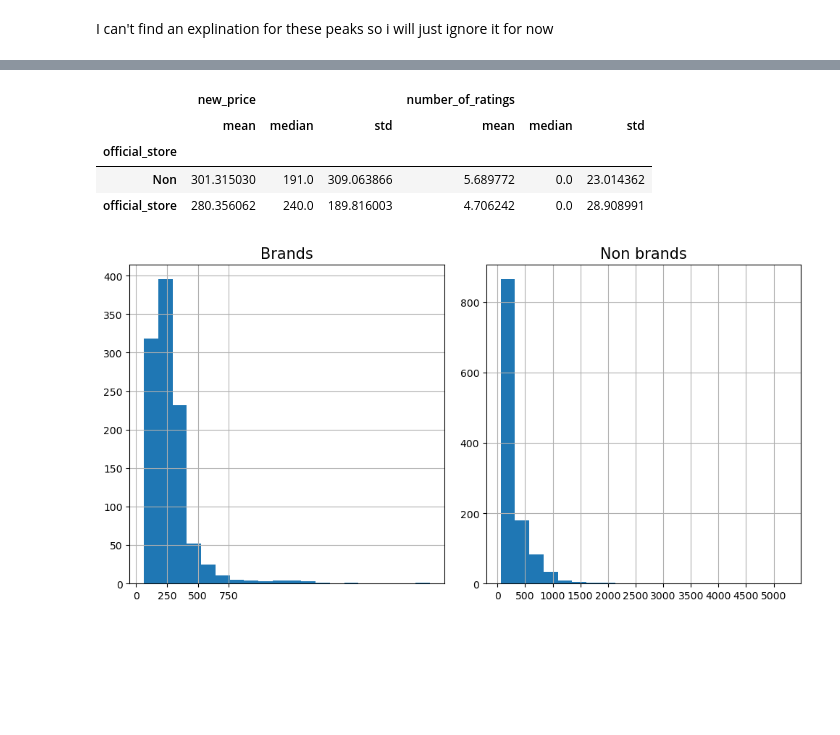
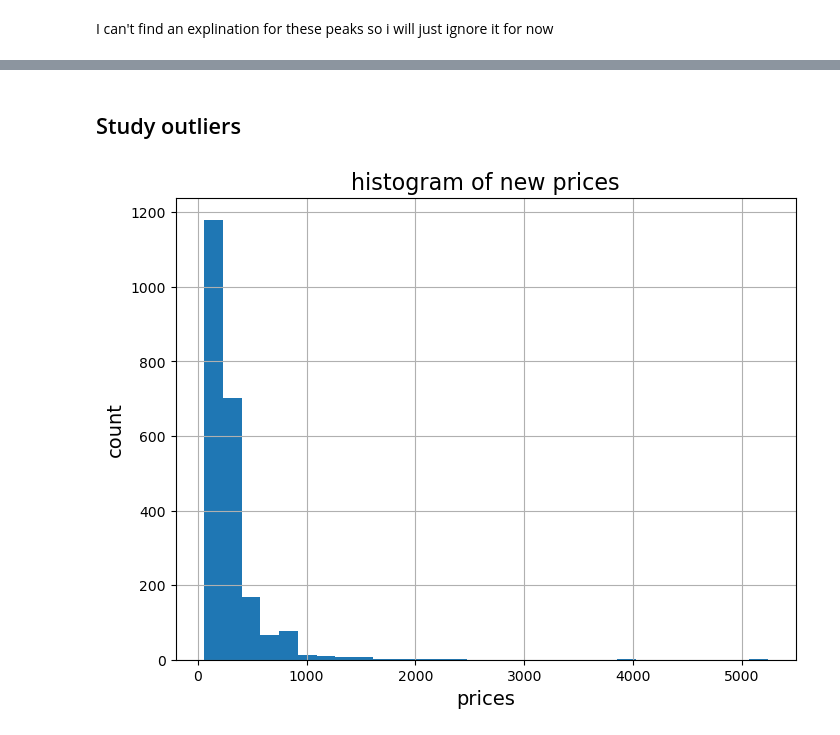
Before and after one commit to Abdelrahman2030/amazon_scraping, a Jupyter notebook: analysis_notebook/analysis.ipynb, the cells around one changed output, grey strips where cells are left out. Cells and saved outputs as stored; diff of their text form; code cells hidden in the pictures; blank space fills up the shorter version.

Commit message:
found out the spread of the prices

```diff
--- a/analysis_notebook/analysis.ipynb
+++ b/analysis_notebook/analysis.ipynb
@@ -287,24 +247,11 @@ ax2.grid(True);
-# %%
-df.groupby("official_store")[["new_price", "number_of_ratings"]].agg(["mean", "median", "std"])
-# %% [output]
-|  | new_price |  |  | number_of_ratings |  |  |
-|  | mean | median | std | mean | median | std |
-| official_store |  |  |  |  |  |  |
-| Non | 301.315030 | 191.0 | 309.063866 | 5.689772 | 0.0 | 23.014362 |
-| official_store | 280.356062 | 240.0 | 189.816003 | 4.706242 | 0.0 | 28.908991 |
-# %%
-#I want to look at the distripution of 75% of data
-fig, (ax1, ax2) = plt.subplots(1, 2, figsize = (10, 5))
-plt.tight_layout()
-
-ax1.hist(brands["new_price"], bins = 20)
-ax1.set_xticks(np.arange(0, 1000, 250))
-ax1.grid(True)
-ax1.set_title("Brands", size = 15);
-
-ax2.hist(not_brands["new_price"], bins = 20)
-ax2.set_xticks(np.arange(0, 5001, 500))
-ax2.grid(True)
-ax2.set_title("Non brands", size = 15);
-# %% [output]
-[figure, removed]
+# %% [markdown]
+## Study outliers
+# %%
+plt.figure(figsize=(8, 6))
+df["new_price"].hist(bins = 30)
+
+plt.title("histogram of new prices", size = 16)
+plt.xlabel("prices", size = 14)
+plt.ylabel("count", size = 14);
+# %% [output]
+[figure, added]
```
Also changed, not shown: parts of 13 cells of this notebook.
